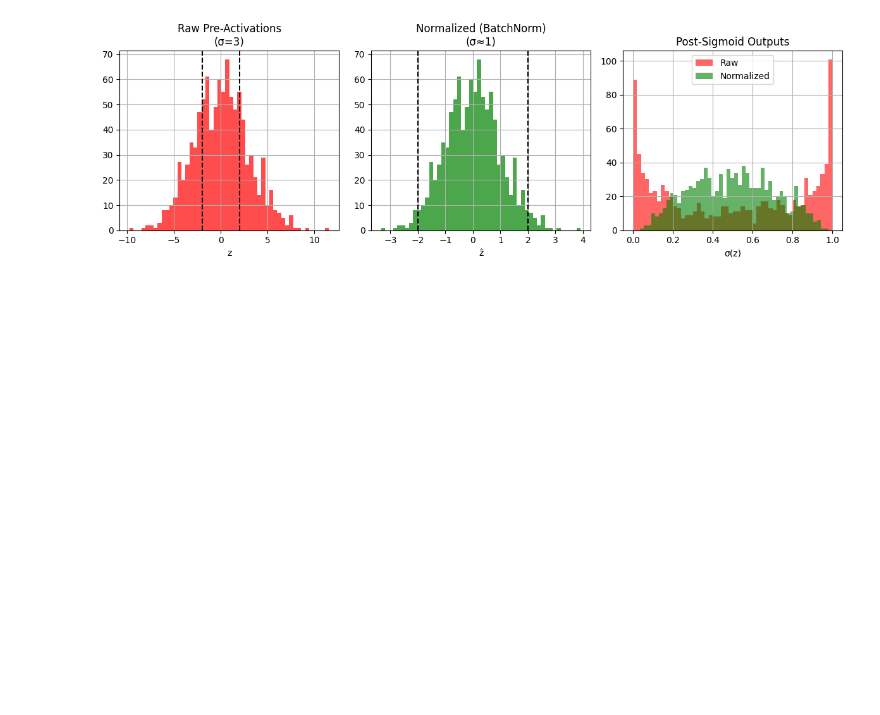
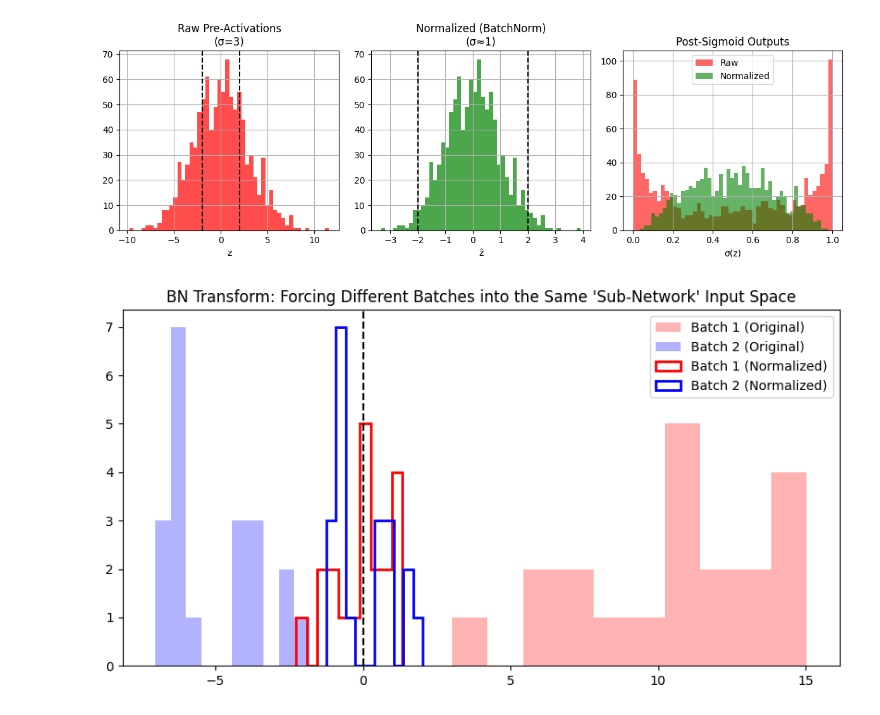
Before and after one commit to Rijan-Joshi/Fun-Learning, a Jupyter notebook: Batch_Normalization_Visualized.ipynb, the cells around one changed output. Cells and saved outputs as stored; diff of their text form; code cells hidden in the pictures; blank space fills up the shorter version.

```diff
--- a/Batch_Normalization_Visualized.ipynb
+++ b/Batch_Normalization_Visualized.ipynb
@@ -250,3 +250,32 @@ plt.tight_layout()
 plt.show()
 # %% [output]
 [figure]
+# %%
+import torch
+import torch.nn as nn
+import matplotlib.pyplot as plt
+
+# 1. Simulate two different mini-batches with totally different scales
+batch_1 = torch.randn(20, 1) * 5 + 10  # Mean 10, Std 5
+batch_2 = torch.randn(20, 1) * 2 - 5   # Mean -5, Std 2
+
+# 2. Apply the BN math: (x - mean) / sqrt(var)
+def bn_transform(x):
+    return (x - x.mean()) / torch.sqrt(x.var() + 1e-5)
+
+hat_x1 = bn_transform(batch_1)
+hat_x2 = bn_transform(batch_2)
+
+# 3. Visualize the "Anchor"
+plt.figure(figsize=(10, 5))
+plt.hist(batch_1.numpy(), alpha=0.3, label='Batch 1 (Original)', color='red')
+plt.hist(batch_2.numpy(), alpha=0.3, label='Batch 2 (Original)', color='blue')
+plt.hist(hat_x1.numpy(), histtype='step', linewidth=2, label='Batch 1 (Normalized)', color='red')
+plt.hist(hat_x2.numpy(), histtype='step', linewidth=2, label='Batch 2 (Normalized)', color='blue')
+
+plt.axvline(0, color='black', linestyle='--')
+plt.title("BN Transform: Forcing Different Batches into the Same 'Sub-Network' Input Space")
+plt.legend()
+plt.show()
+# %% [output]
+[figure, added]
```
